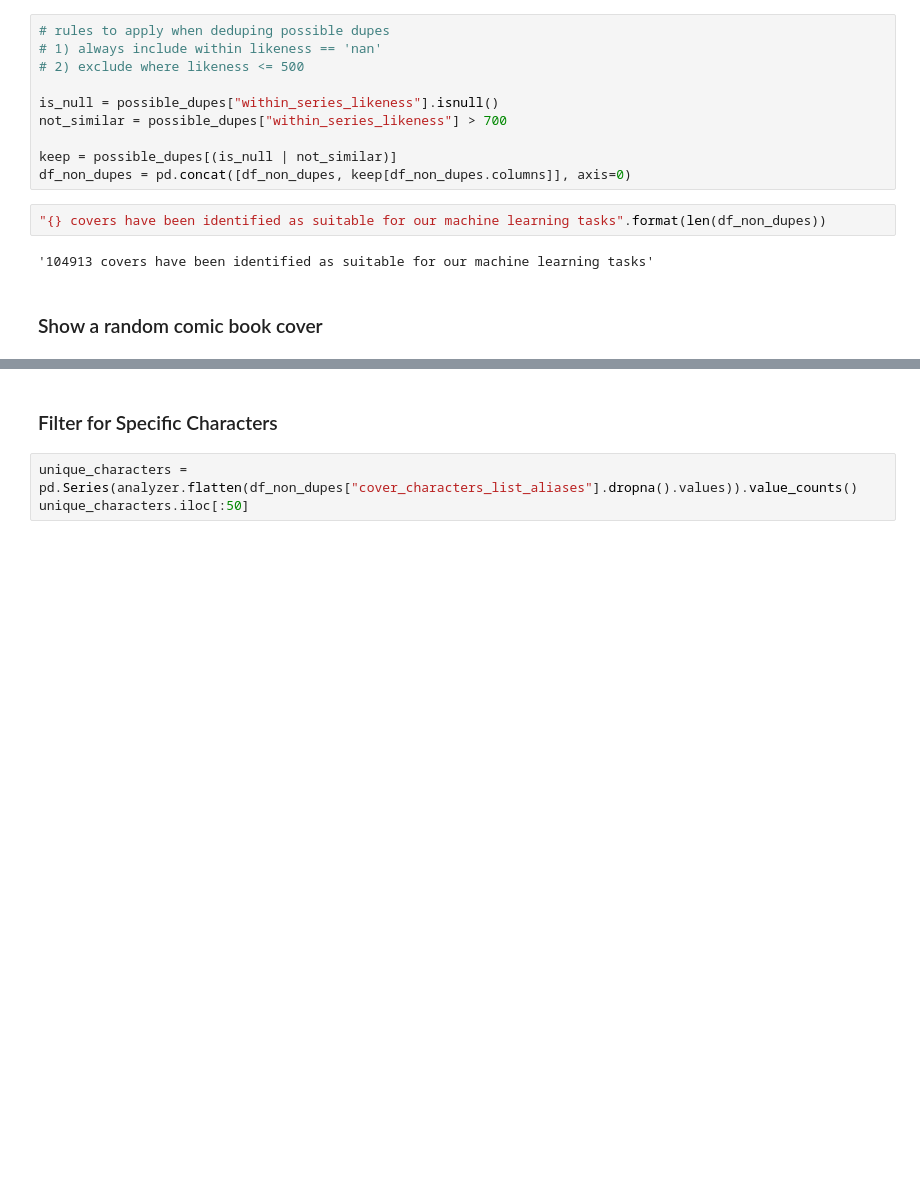
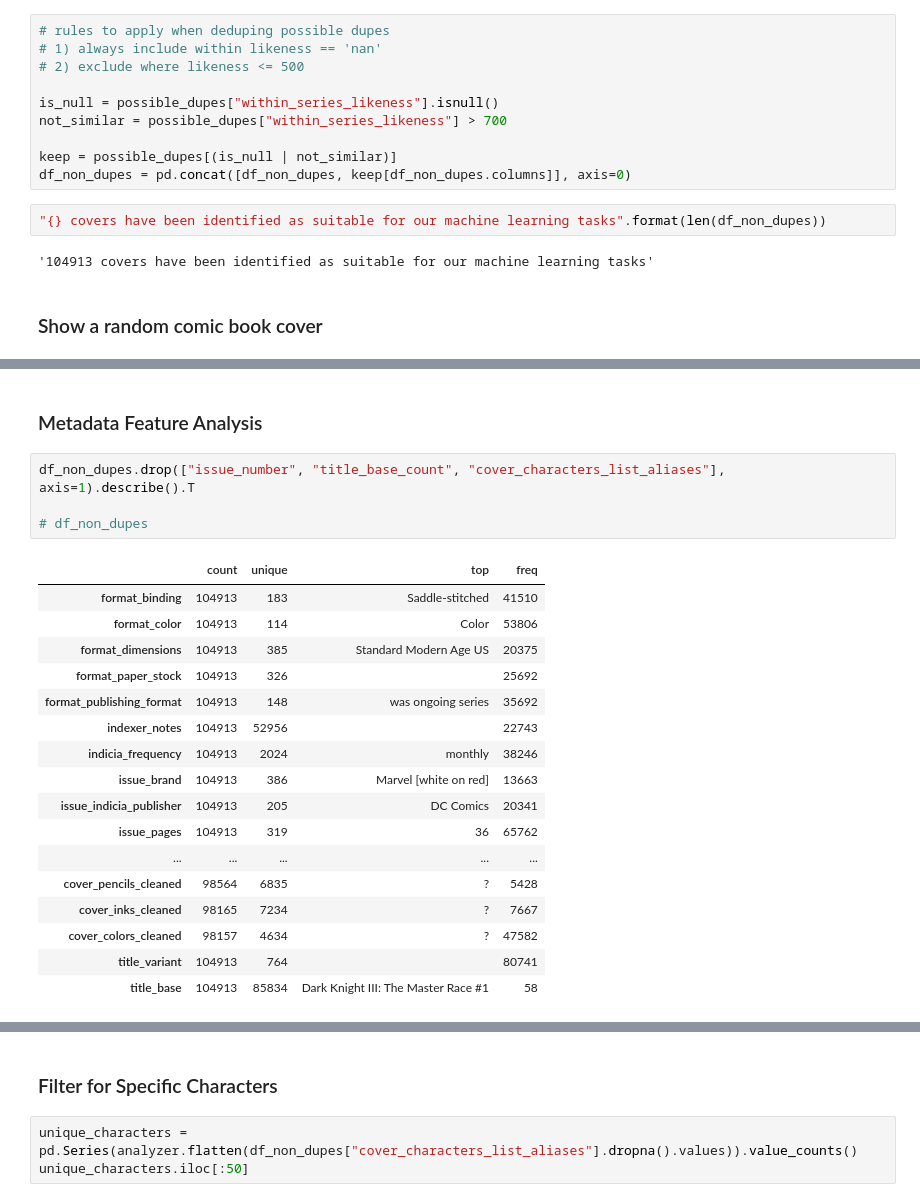
Before and after one commit to macrae/comics-net, a Jupyter notebook: jupyter/metadata_analysis.ipynb, the cells around one changed output, grey strips where cells are left out. Saved outputs shown, nothing was run; the diff lists cells and outputs as text; blank space fills up the shorter version.

Commit message:
start tracking metadata. WIP: feature engineering the on sale date year feature

```diff
--- a/jupyter/metadata_analysis.ipynb
+++ b/jupyter/metadata_analysis.ipynb
@@ -591,0 +579,24 @@ Synopsis: Mr. Weatherbee tells Archie that it's his birthday but he should keep
+# %% [markdown]
+### Metadata Feature Analysis
+# %%
+df_non_dupes.drop(["issue_number", "title_base_count", "cover_characters_list_aliases"], axis=1).describe().T
+
+# df_non_dupes
+# %% [output]
+|  | count | unique | top | freq |
+| format_binding | 104913 | 183 | Saddle-stitched | 41510 |
+| format_color | 104913 | 114 | Color | 53806 |
+| format_dimensions | 104913 | 385 | Standard Modern Age US | 20375 |
+| format_paper_stock | 104913 | 326 |  | 25692 |
+| format_publishing_format | 104913 | 148 | was ongoing series | 35692 |
+| indexer_notes | 104913 | 52956 |  | 22743 |
+| indicia_frequency | 104913 | 2024 | monthly | 38246 |
+| issue_brand | 104913 | 386 | Marvel [white on red] | 13663 |
+| issue_indicia_publisher | 104913 | 205 | DC Comics | 20341 |
+| issue_pages | 104913 | 319 | 36 | 65762 |
+| ... | ... | ... | ... | ... |
+| cover_pencils_cleaned | 98564 | 6835 | ? | 5428 |
+| cover_inks_cleaned | 98165 | 7234 | ? | 7667 |
+| cover_colors_cleaned | 98157 | 4634 | ? | 47582 |
+| title_variant | 104913 | 764 |  | 80741 |
+| title_base | 104913 | 85834 | Dark Knight III: The Master Race #1 | 58 |
```
Also changed, not shown: parts of 9 cells of this notebook, 5 other files.
